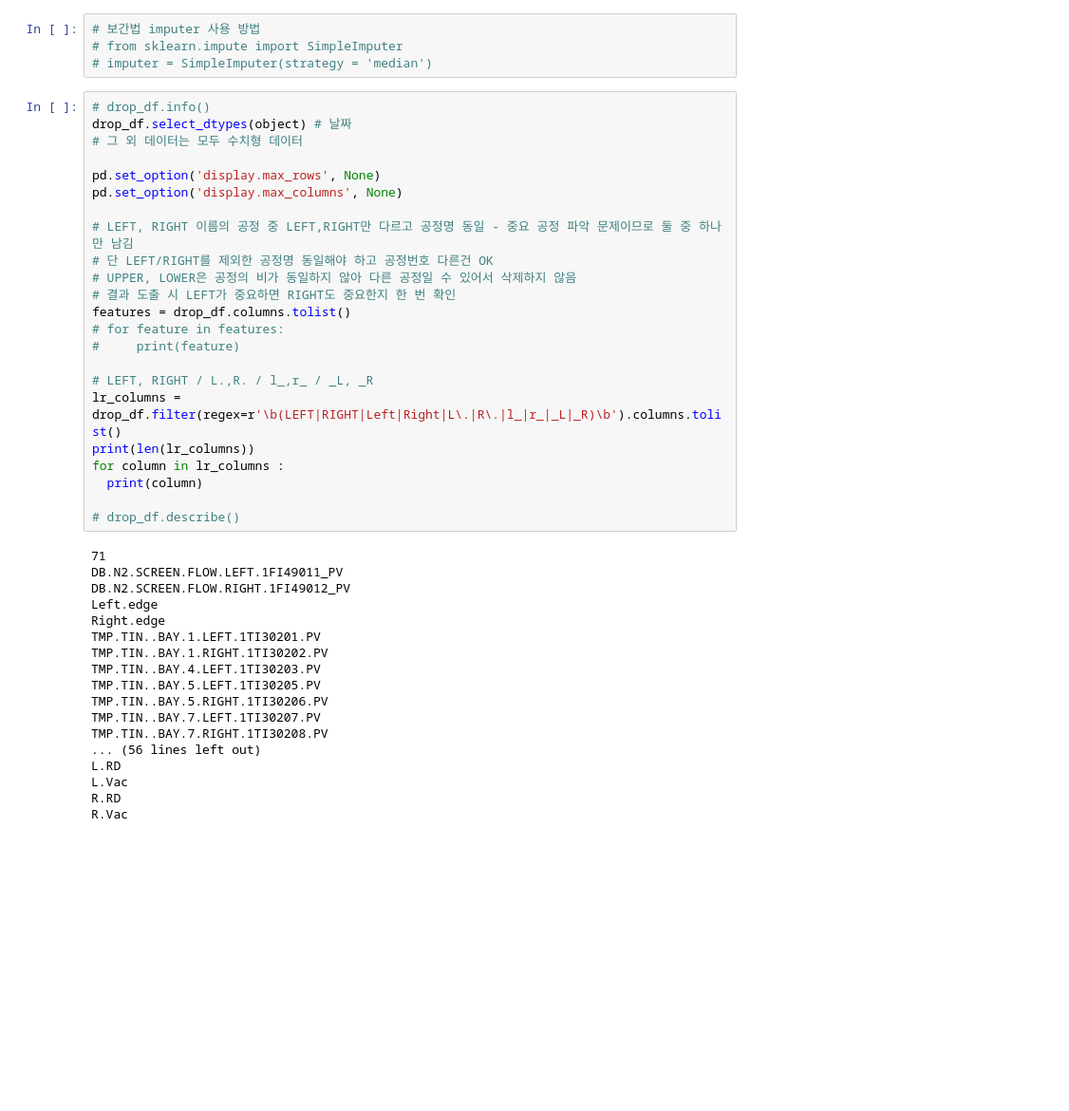
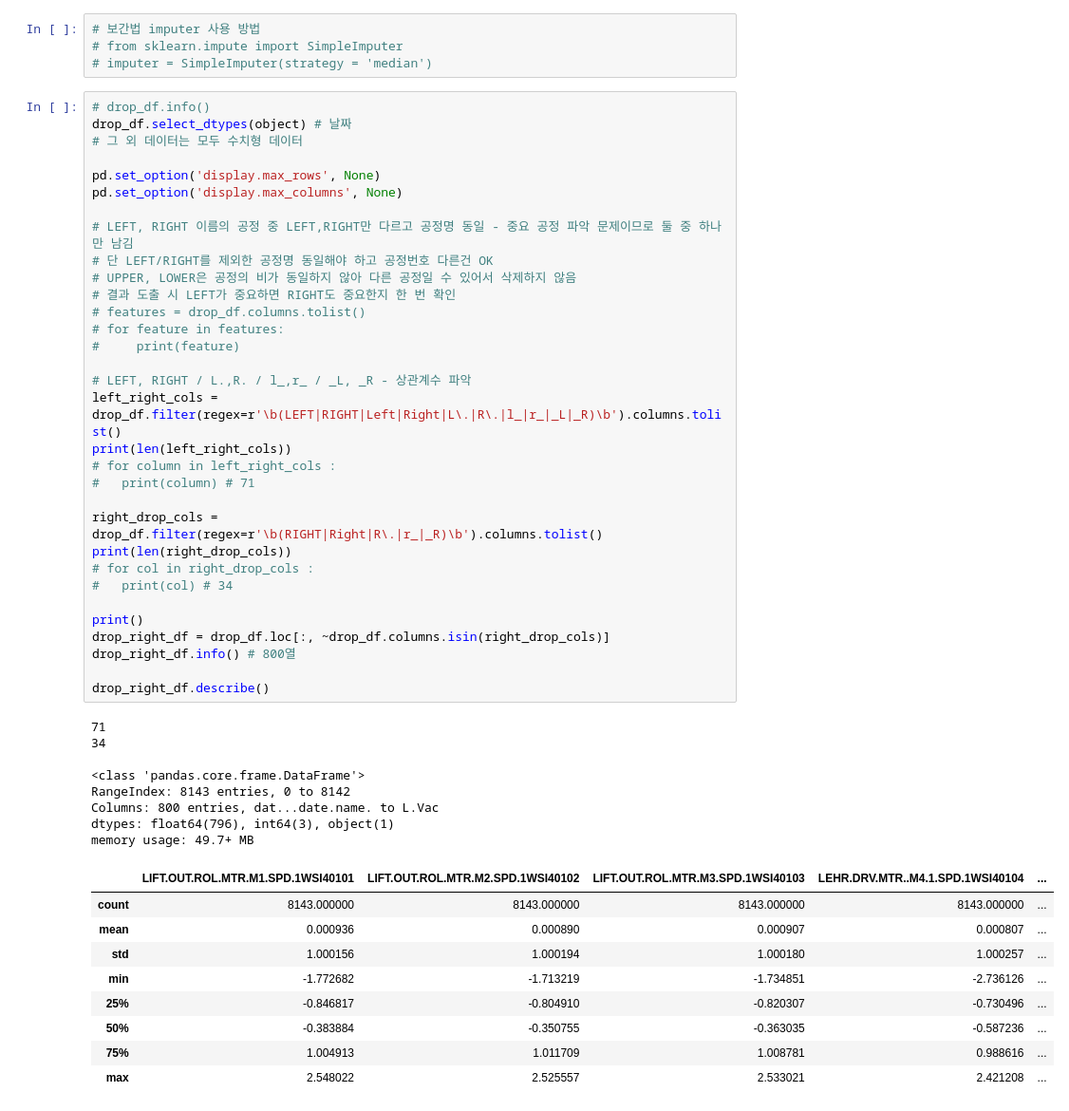
Before and after one commit to gmlwlswls/LGD_anomaly_detection, a Jupyter notebook: 00. 데이터 탐색 및 전처리/데이터 탐색.ipynb, the cells around one changed output. Shown: that part at 95% size. Saved outputs shown, nothing was run; the diff lists cells and outputs as text; blank space fills up the shorter version.

Commit message:
right feature

```diff
--- a/00. 데이터 탐색 및 전처리/데이터 탐색.ipynb
+++ b/00. 데이터 탐색 및 전처리/데이터 탐색.ipynb
@@ -64,41 +70,50 @@ Series([], dtype: int64)
 # %%
 # drop_df.info()
 drop_df.select_dtypes(object) # 날짜
 # 그 외 데이터는 모두 수치형 데이터
 
 pd.set_option('display.max_rows', None)
 pd.set_option('display.max_columns', None)
 
 # LEFT, RIGHT 이름의 공정 중 LEFT,RIGHT만 다르고 공정명 동일 - 중요 공정 파악 문제이므로 둘 중 하나만 남김
 # 단 LEFT/RIGHT를 제외한 공정명 동일해야 하고 공정번호 다른건 OK
 # UPPER, LOWER은 공정의 비가 동일하지 않아 다른 공정일 수 있어서 삭제하지 않음
 # 결과 도출 시 LEFT가 중요하면 RIGHT도 중요한지 한 번 확인
-features = drop_df.columns.tolist()
+# features = drop_df.columns.tolist()
 # for feature in features:
 #     print(feature)
 
-# LEFT, RIGHT / L.,R. / l_,r_ / _L, _R
-lr_columns = drop_df.filter(regex=r'\b(LEFT|RIGHT|Left|Right|L\.|R\.|l_|r_|_L|_R)\b').columns.tolist()
-print(len(lr_columns))
-for column in lr_columns :
-  print(column)
+# LEFT, RIGHT / L.,R. / l_,r_ / _L, _R - 상관계수 파악
+left_right_cols = drop_df.filter(regex=r'\b(LEFT|RIGHT|Left|Right|L\.|R\.|l_|r_|_L|_R)\b').columns.tolist()
+print(len(left_right_cols))
+# for column in left_right_cols :
+#   print(column) # 71
 
-# drop_df.describe()
+right_drop_cols = drop_df.filter(regex=r'\b(RIGHT|Right|R\.|r_|_R)\b').columns.tolist()
+print(len(right_drop_cols))
+# for col in right_drop_cols :
+#   print(col) # 34
+
+print()
+drop_right_df = drop_df.loc[:, ~drop_df.columns.isin(right_drop_cols)]
+drop_right_df.info() # 800열
+
+drop_right_df.describe()
 # %% [output]
 71
-DB.N2.SCREEN.FLOW.LEFT.1FI49011_PV
-DB.N2.SCREEN.FLOW.RIGHT.1FI49012_PV
-Left.edge
-Right.edge
-TMP.TIN..BAY.1.LEFT.1TI30201.PV
-TMP.TIN..BAY.1.RIGHT.1TI30202.PV
-TMP.TIN..BAY.4.LEFT.1TI30203.PV
-TMP.TIN..BAY.5.LEFT.1TI30205.PV
-TMP.TIN..BAY.5.RIGHT.1TI30206.PV
-TMP.TIN..BAY.7.LEFT.1TI30207.PV
-TMP.TIN..BAY.7.RIGHT.1TI30208.PV
-... (56 lines left out)
-L.RD
-L.Vac
-R.RD
-R.Vac
+34
+
+<class 'pandas.core.frame.DataFrame'>
+RangeIndex: 8143 entries, 0 to 8142
+Columns: 800 entries, dat...date.name. to L.Vac
+dtypes: float64(796), int64(3), object(1)
+memory usage: 49.7+ MB
+|  | LIFT.OUT.ROL.MTR.M1.SPD.1WSI40101 | LIFT.OUT.ROL.MTR.M2.SPD.1WSI40102 | LIFT.OUT.ROL.MTR.M3.SPD.1WSI40103 | LEHR.DRV.MTR..M4.1.SPD.1WSI40104 | ... |
+| count | 8143.000000 | 8143.000000 | 8143.000000 | 8143.000000 | ... |
+| mean | 0.000936 | 0.000890 | 0.000907 | 0.000807 | ... |
+| std | 1.000156 | 1.000194 | 1.000180 | 1.000257 | ... |
+| min | -1.772682 | -1.713219 | -1.734851 | -2.736126 | ... |
+| 25% | -0.846817 | -0.804910 | -0.820307 | -0.730496 | ... |
+| 50% | -0.383884 | -0.350755 | -0.363035 | -0.587236 | ... |
+| 75% | 1.004913 | 1.011709 | 1.008781 | 0.988616 | ... |
+| max | 2.548022 | 2.525557 | 2.533021 | 2.421208 | ... |
```
Also changed, not shown: parts of 2 cells of this notebook.
